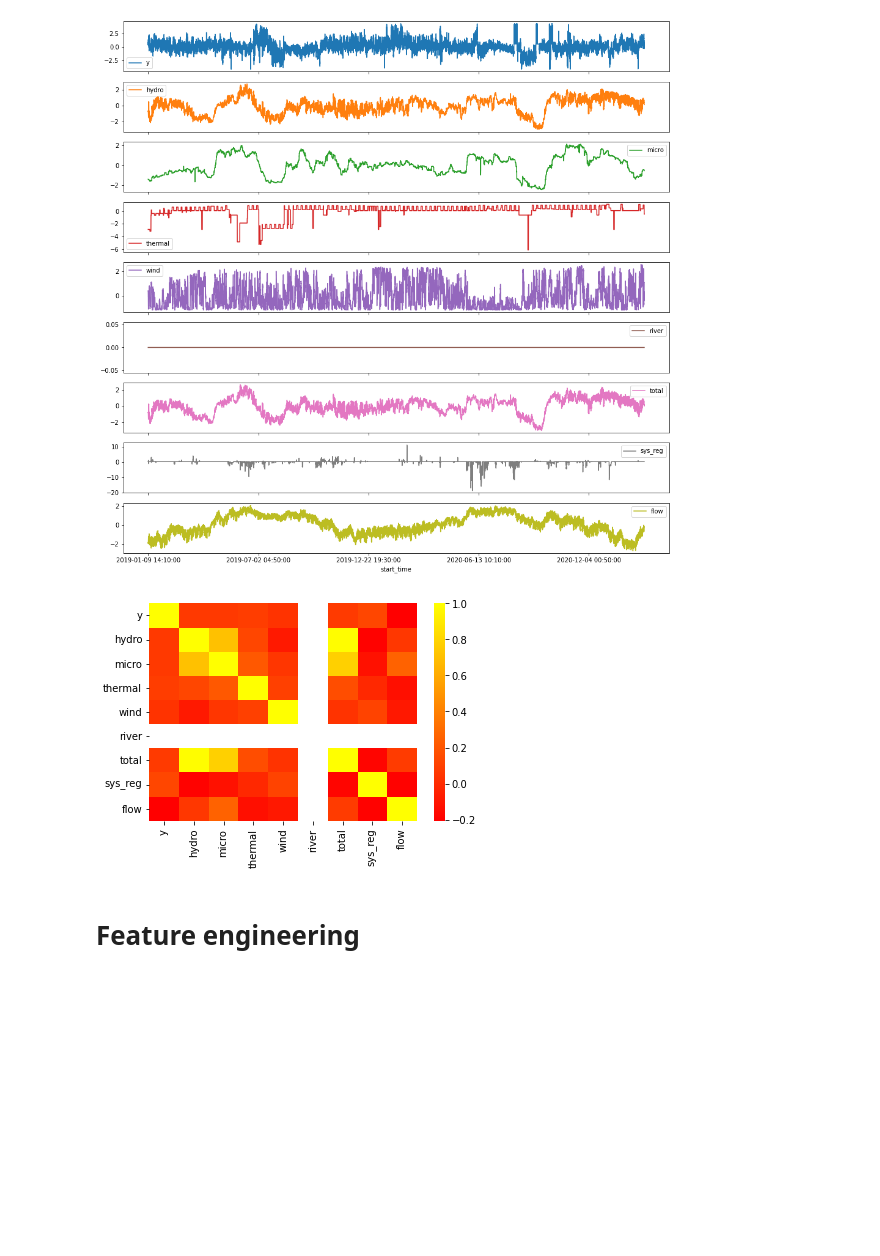
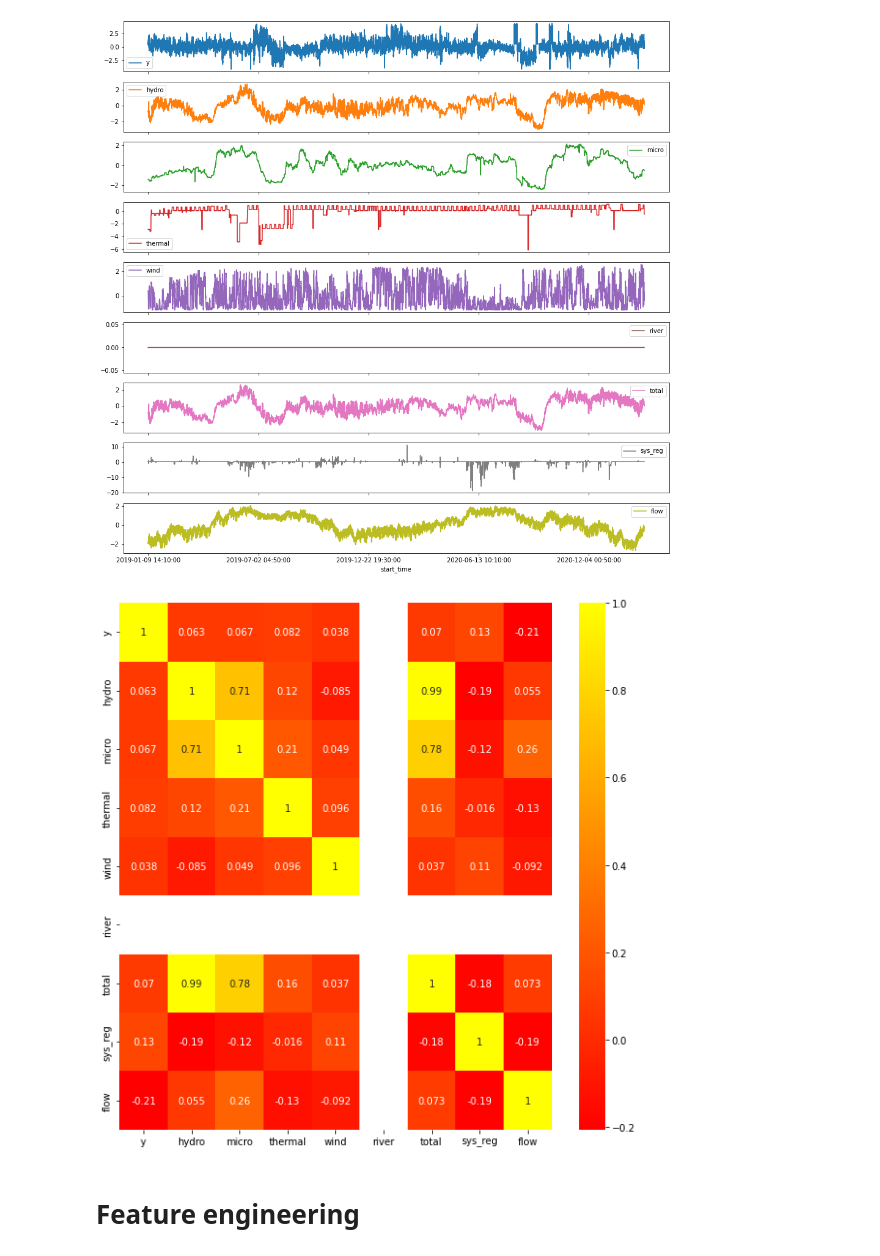
Before and after one commit to fredrvaa/Time-Series-RNN, a Jupyter notebook: notebook.ipynb, the cells around one changed output. Drawn from its saved outputs; the diff is of its cells as text; code cells hidden in the pictures; blank space fills up the shorter version.

```diff
--- a/notebook.ipynb
+++ b/notebook.ipynb
@@ -98,10 +98,12 @@ array([<AxesSubplot:xlabel='start_time'>,
        <AxesSubplot:xlabel='start_time'>], dtype=object)
 [figure]
 # %%
-ax = sns.heatmap(train_p.corr(), xticklabels=train_p.columns, yticklabels=train_p.columns, cmap='autumn')
+fig, ax = plt.subplots(figsize=(10,10))
+
+sns.heatmap(train_p.corr(), xticklabels=train_p.columns, yticklabels=train_p.columns, cmap='autumn', annot=True, ax=ax)
 plt.show()
 # %% [output]
-[figure, old version]
+[figure, new version]
 # %% [markdown]
 # Feature engineering
 # %%
```
Also changed, not shown: parts of 9 cells of this notebook, 1 other file.
